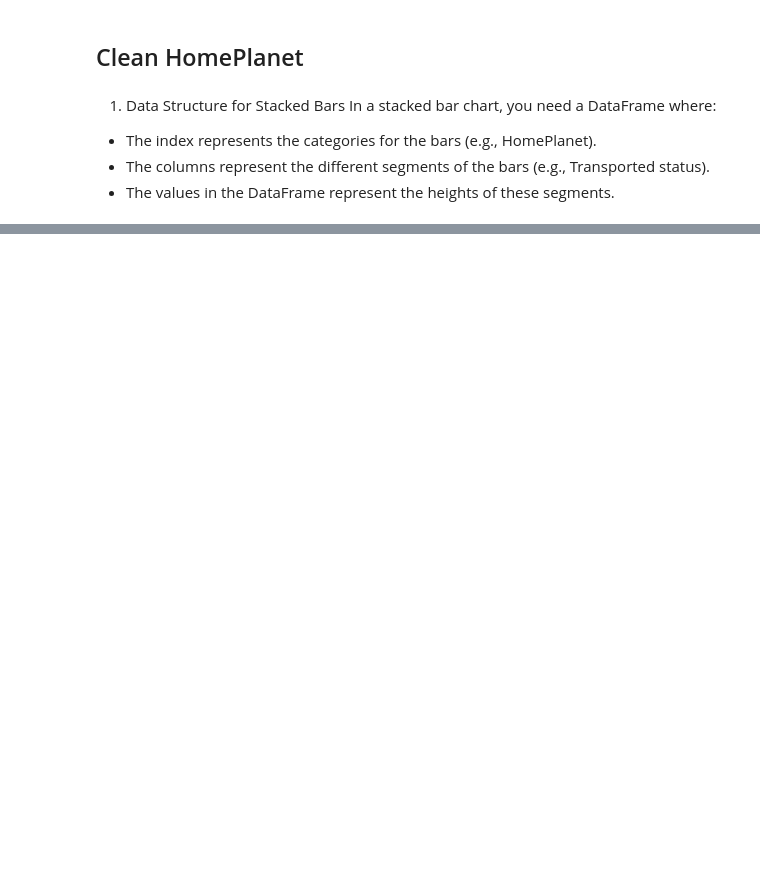
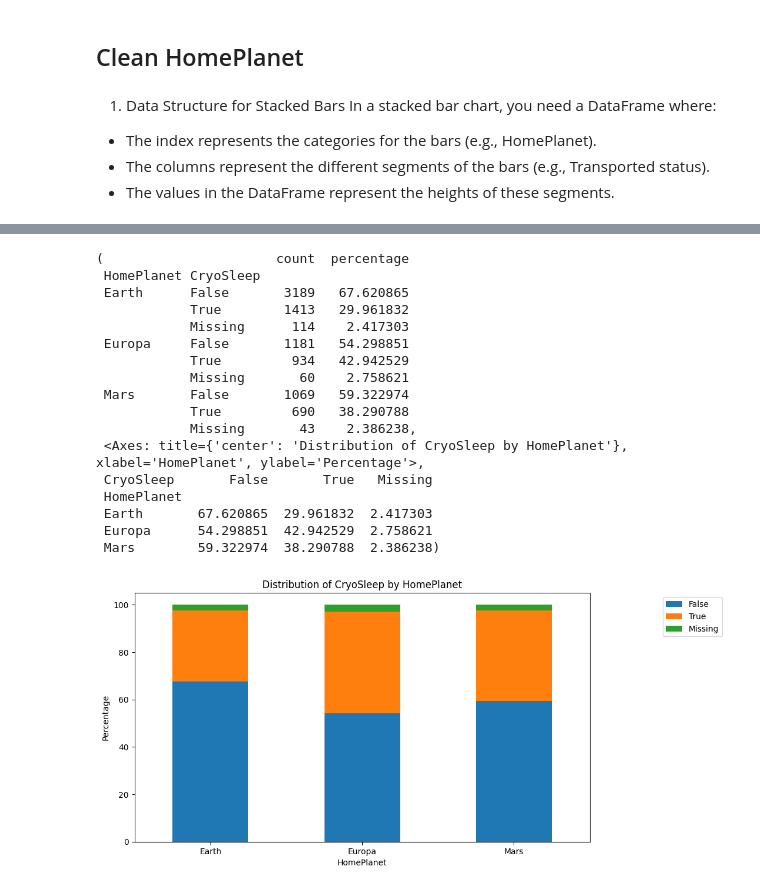
Before and after one commit to ezishr/spaceship-titanic, a Jupyter notebook: eda.ipynb, the cells around one changed output, grey strips where cells are left out. Drawn from its saved outputs; the diff is of its cells as text; code cells hidden in the pictures; blank space fills up the shorter version.

Commit message:
finish cleansing Home Planet

```diff
--- a/eda.ipynb
+++ b/eda.ipynb
@@ -276,0 +322,11 @@ encoded_categorical_features = one_hot_encoder.fit_transform(features[selected_c
+# %%
+# Build Decision Tree Classifier Model
+decision_tree = DecisionTreeClassifier(random_state=1)
+decision_tree.fit(X_train, y_train)
+
+# Predictions based on validation set
+y_pred = decision_tree.predict(X_val)
+print('Accuracy score based on validation set:',accuracy_score(y_val, y_pred))
+
+# Cross-validation
+print('Cross validation score:',cross_val_score(decision_tree, X_train, y_train, cv = 5, scoring = 'accuracy'))
@@ -276,0 +336,7 @@ encoded_categorical_features = one_hot_encoder.fit_transform(features[selected_c
+# %%
+# Build Random Forest Classifier
+random_forest = RandomForestClassifier(n_estimators=100,random_state=1)
+random_forest.fit(X_train, y_train)
+y_rd_pred = random_forest.predict(X_val)
+print('Accuracy score based on validation set:',accuracy_score(y_val, y_rd_pred))
+print('Cross validation score:',cross_val_score(random_forest, X_train, y_train, cv = 5, scoring='accuracy'))
@@ -276,0 +346,7 @@ encoded_categorical_features = one_hot_encoder.fit_transform(features[selected_c
+# %%
+# Predictions for actual NA by Random Forest
+y_filling = random_forest.predict(X_test)
+y_test['HomePlanet'] = y_filling
+
+# Decoding predictions
+decoded_predictions = pd.DataFrame(label_encoder.inverse_transform(y_test)).set_index(y_test.index)
@@ -276,0 +370,3 @@ encoded_categorical_features = one_hot_encoder.fit_transform(features[selected_c
+# %%
+df_homeplanet.loc[df_homeplanet['HomePlanet'].isna(), 'HomePlanet'] = decoded_predictions[0]
+df_homeplanet.info()
@@ -276,0 +391,21 @@ encoded_categorical_features = one_hot_encoder.fit_transform(features[selected_c
+# %%
+homeplanet_other(df_homeplanet,'CryoSleep')
+# %% [output]
+(                      count  percentage
+ HomePlanet CryoSleep
+ Earth      False       3189   67.620865
+            True        1413   29.961832
+            Missing      114    2.417303
+ Europa     False       1181   54.298851
+            True         934   42.942529
+            Missing       60    2.758621
+ Mars       False       1069   59.322974
+            True         690   38.290788
+            Missing       43    2.386238,
+ <Axes: title={'center': 'Distribution of CryoSleep by HomePlanet'}, xlabel='HomePlanet', ylabel='Percentage'>,
+ CryoSleep       False       True   Missing
+ HomePlanet
+ Earth       67.620865  29.961832  2.417303
+ Europa      54.298851  42.942529  2.758621
+ Mars        59.322974  38.290788  2.386238)
+[figure, added]
```
Also changed, not shown: parts of 30 cells of this notebook.
